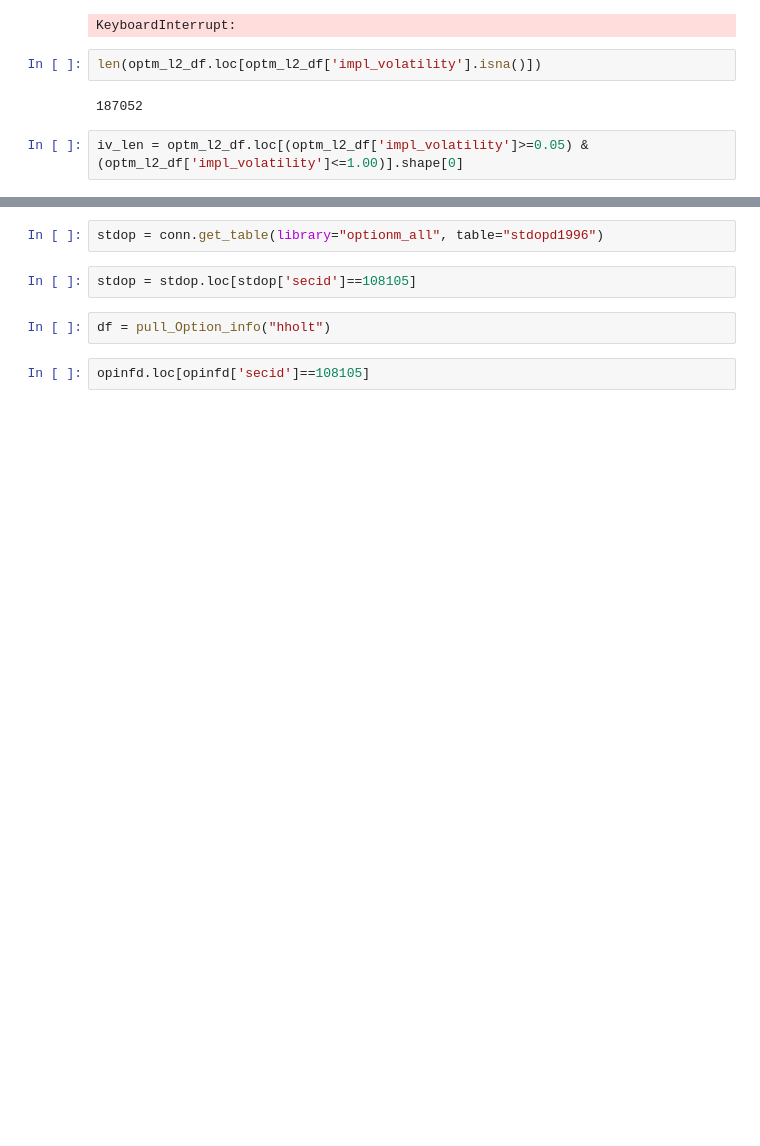
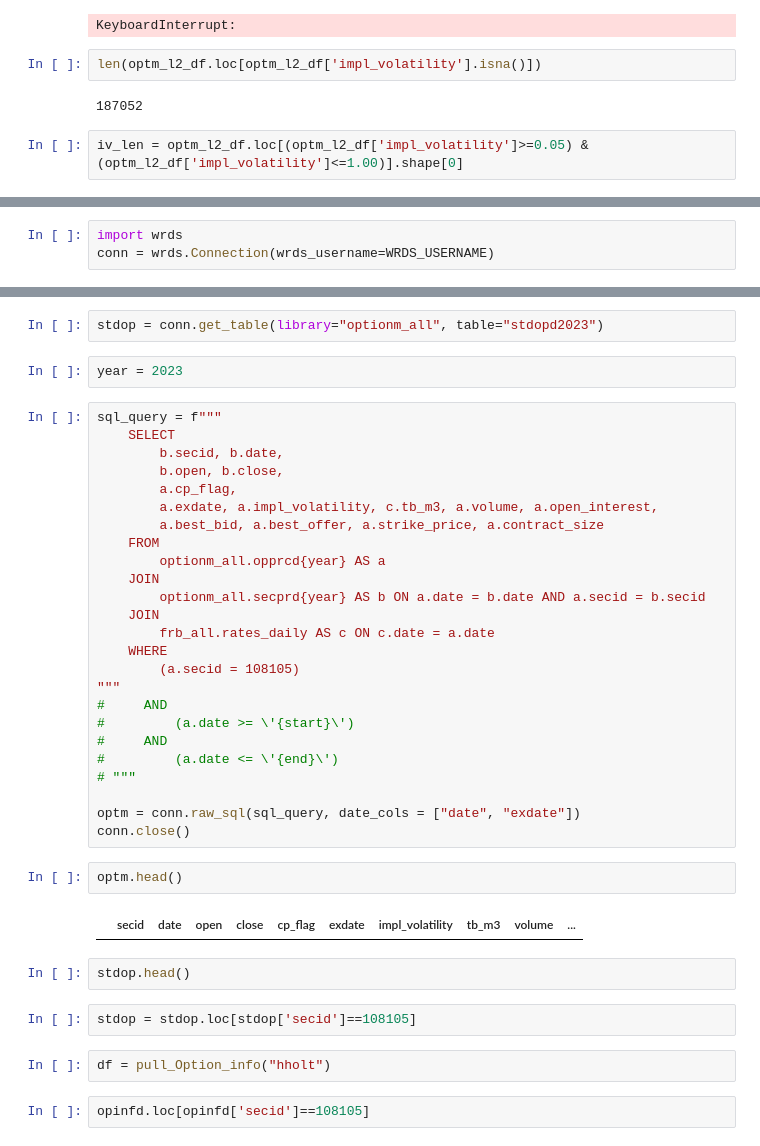
Before and after one commit to harrypandas/finm-32900_final_project, a Jupyter notebook: notebooks/data_review_hh.ipynb, the cells around one changed output, grey strips where cells are left out. Drawn from its saved outputs; the diff is of its cells as text; blank space fills up the shorter version.

```diff
--- a/notebooks/data_review_hh.ipynb
+++ b/notebooks/data_review_hh.ipynb
@@ -334,0 +331,3 @@ conn.get_table(library="wrdsapps", table="opcrsphist", obs=5)
+# %%
+import wrds
+conn = wrds.Connection(wrds_username=WRDS_USERNAME)
@@ -335,5 +357,38 @@ conn.get_table(library="wrdsapps", table="opcrsphist", obs=5)
 # %%
-stdop = conn.get_table(library="optionm_all", table="stdopd1996")
+stdop = conn.get_table(library="optionm_all", table="stdopd2023")
+# %%
+year = 2023
+# %%
+sql_query = f"""
+    SELECT
+        b.secid, b.date,
+        b.open, b.close,
+        a.cp_flag,
+        a.exdate, a.impl_volatility, c.tb_m3, a.volume, a.open_interest,
+        a.best_bid, a.best_offer, a.strike_price, a.contract_size
+    FROM
+        optionm_all.opprcd{year} AS a
+    JOIN
+        optionm_all.secprd{year} AS b ON a.date = b.date AND a.secid = b.secid
+    JOIN
+        frb_all.rates_daily AS c ON c.date = a.date
+    WHERE
+        (a.secid = 108105)
+"""
+#     AND
+#         (a.date >= \'{start}\')
+#     AND
+#         (a.date <= \'{end}\')
+# """
+
+optm = conn.raw_sql(sql_query, date_cols = ["date", "exdate"])
+conn.close()
+# %%
+optm.head()
+# %% [output]
+|  | secid | date | open | close | cp_flag | exdate | impl_volatility | tb_m3 | volume | ... |
+# %%
+stdop.head()
 # %%
 stdop = stdop.loc[stdop['secid']==108105]
 # %%
```
Also changed, not shown: parts of 8 cells of this notebook.
